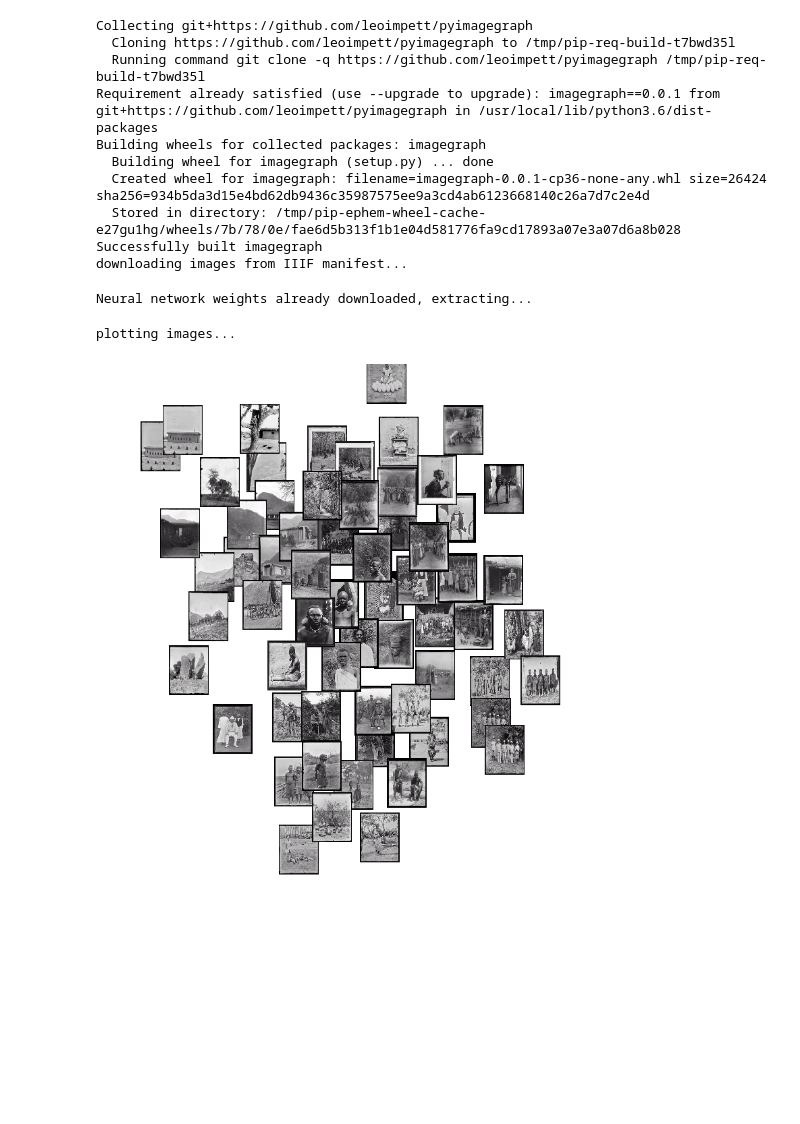
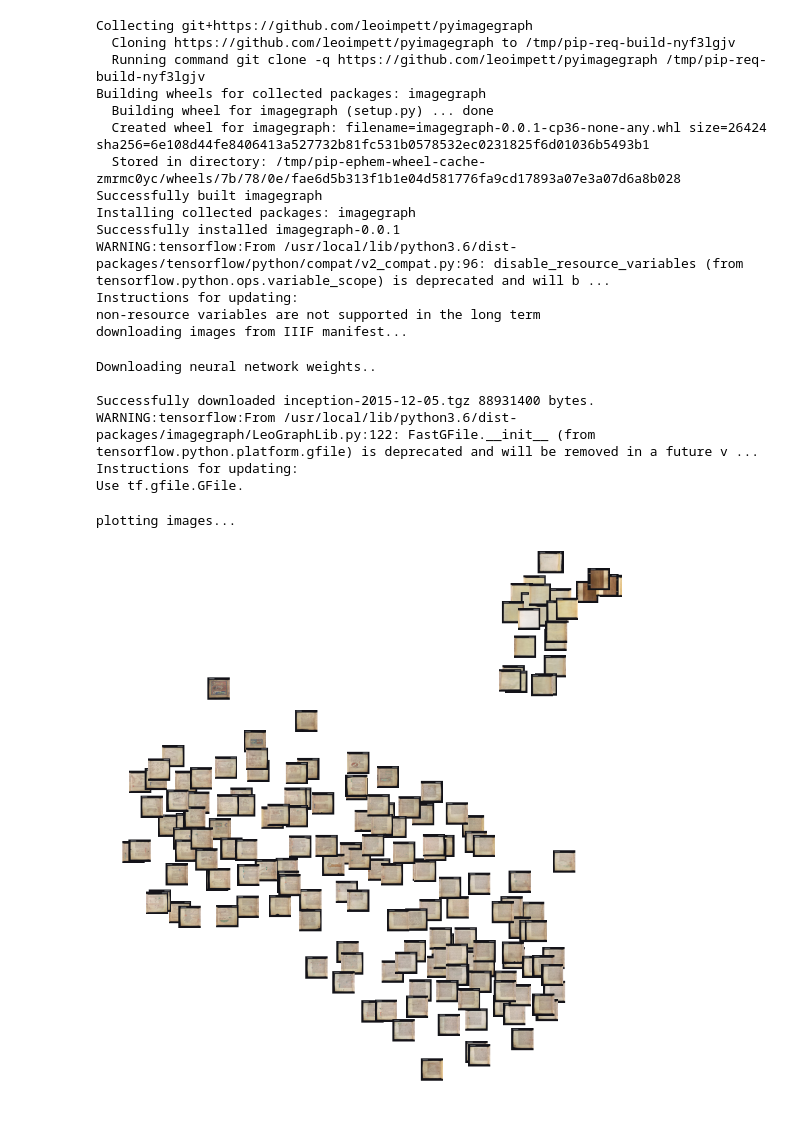
Before and after one commit to IrisBox/ImGraph, a Jupyter notebook: ImageGraph.ipynb, the cells around one changed output. Saved outputs shown, nothing was run; the diff lists cells and outputs as text; code cells hidden in the pictures; blank space fills up the shorter version.

```diff
--- a/ImageGraph.ipynb
+++ b/ImageGraph.ipynb
@@ -3,22 +3,31 @@
 # %%
   # Remember to install the imagegraph Python library thus:
 !pip install git+https://github.com/leoimpett/pyimagegraph
 import imagegraph as ig
-imL03 = ig.loadIIIFManifest("https://cudl.lib.cam.ac.uk/iiif/PH-Y-30469-F-GN.json")
+imL03 = ig.loadIIIFManifest("https://cudl.lib.cam.ac.uk/iiif/MS-II-00004-00026.json")
 vL00 = ig.getNNEmbedding(imL03)
 fL01,fL02 = ig.reduceDims(vL00)
 _ = ig.scatterImages(imL03,fL01,fL02)
 # %% [output]
 Collecting git+https://github.com/leoimpett/pyimagegraph
-  Cloning https://github.com/leoimpett/pyimagegraph to /tmp/pip-req-build-t7bwd35l
-  Running command git clone -q https://github.com/leoimpett/pyimagegraph /tmp/pip-req-build-t7bwd35l
-Requirement already satisfied (use --upgrade to upgrade): imagegraph==0.0.1 from git+https://github.com/leoimpett/pyimagegraph in /usr/local/lib/python3.6/dist-packages
+  Cloning https://github.com/leoimpett/pyimagegraph to /tmp/pip-req-build-nyf3lgjv
+  Running command git clone -q https://github.com/leoimpett/pyimagegraph /tmp/pip-req-build-nyf3lgjv
 Building wheels for collected packages: imagegraph
   Building wheel for imagegraph (setup.py) ... done
-  Created wheel for imagegraph: filename=imagegraph-0.0.1-cp36-none-any.whl size=26424 sha256=934b5da3d15e4bd62db9436c35987575ee9a3cd4ab6123668140c26a7d7c2e4d
-  Stored in directory: /tmp/pip-ephem-wheel-cache-e27gu1hg/wheels/7b/78/0e/fae6d5b313f1b1e04d581776fa9cd17893a07e3a07d6a8b028
+  Created wheel for imagegraph: filename=imagegraph-0.0.1-cp36-none-any.whl size=26424 sha256=6e108d44fe8406413a527732b81fc531b0578532ec0231825f6d01036b5493b1
+  Stored in directory: /tmp/pip-ephem-wheel-cache-zmrmc0yc/wheels/7b/78/0e/fae6d5b313f1b1e04d581776fa9cd17893a07e3a07d6a8b028
 Successfully built imagegraph
+Installing collected packages: imagegraph
+Successfully installed imagegraph-0.0.1
+WARNING:tensorflow:From /usr/local/lib/python3.6/dist-packages/tensorflow/python/compat/v2_compat.py:96: disable_resource_variables (from tensorflow.python.ops.variable_scope) is deprecated and will b ...
+Instructions for updating:
+non-resource variables are not supported in the long term
 downloading images from IIIF manifest...
-Neural network weights already downloaded, extracting...
+Downloading neural network weights..
+
+Successfully downloaded inception-2015-12-05.tgz 88931400 bytes.
+WARNING:tensorflow:From /usr/local/lib/python3.6/dist-packages/imagegraph/LeoGraphLib.py:122: FastGFile.__init__ (from tensorflow.python.platform.gfile) is deprecated and will be removed in a future v ...
+Instructions for updating:
+Use tf.gfile.GFile.
 plotting images...
-[figure, old version]
+[figure, new version]
```
